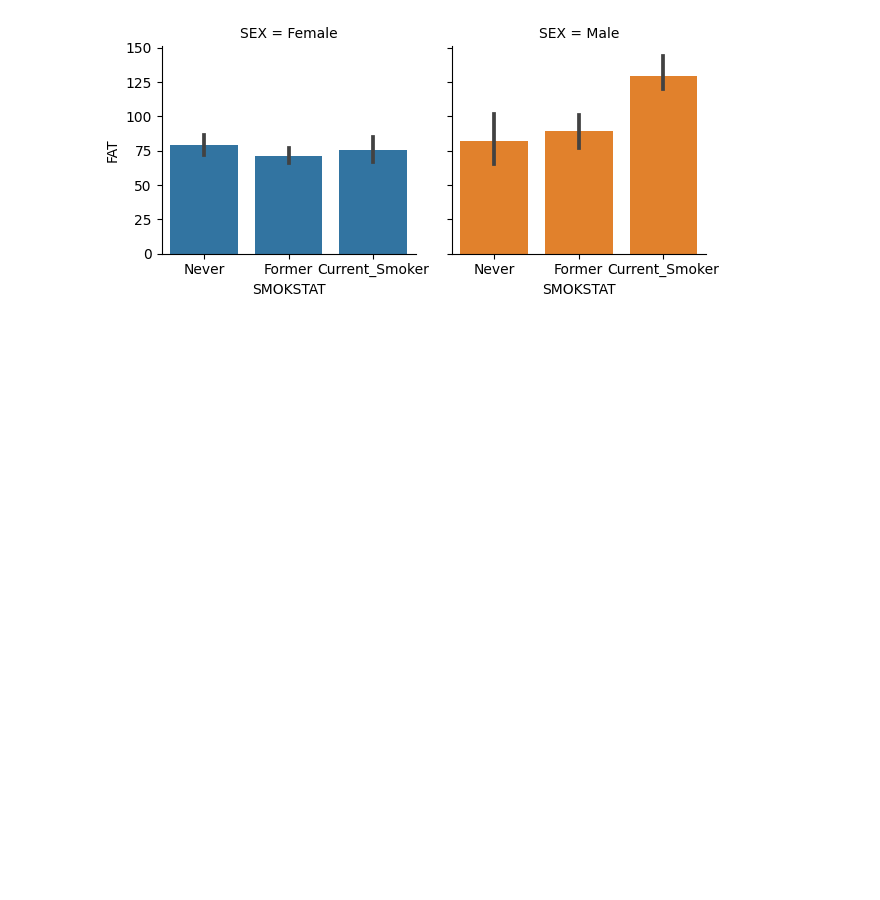
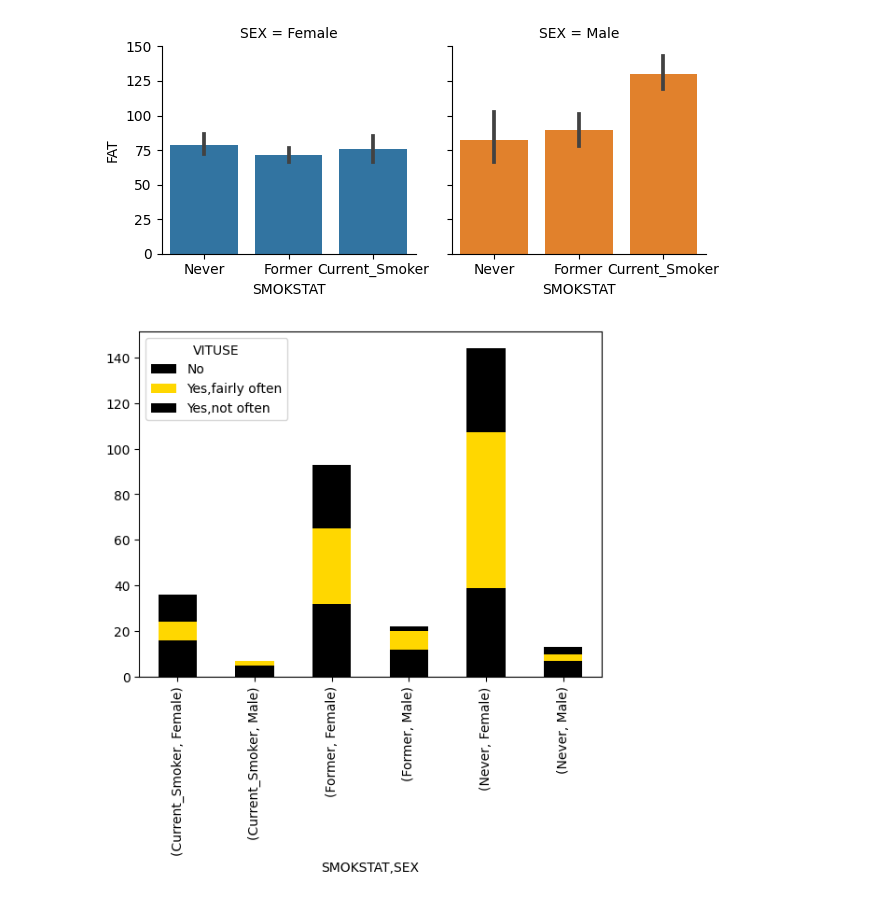
Before and after one commit to RomanD83/pbc, a Jupyter notebook: Determinants.ipynb, the cells around one changed output. Drawn from its saved outputs; the diff is of its cells as text; code cells hidden in the pictures; blank space fills up the shorter version.

```diff
--- a/Determinants.ipynb
+++ b/Determinants.ipynb
@@ -137,3 +168,8 @@ g = sns.FacetGrid(data=df, col='SEX', col_wrap=5, hue='SEX')
 g.map(sns.barplot, "SMOKSTAT", "FAT");
 # %% [output]
 [figure]
+# %%
+death_counts = pd.crosstab([df.SMOKSTAT, df.SEX], df.VITUSE)
+death_counts.plot(kind='bar', stacked=True, color=['black','gold'], grid=False);
+# %% [output]
+[figure, added]
```
Also changed, not shown: parts of 31 cells of this notebook.
